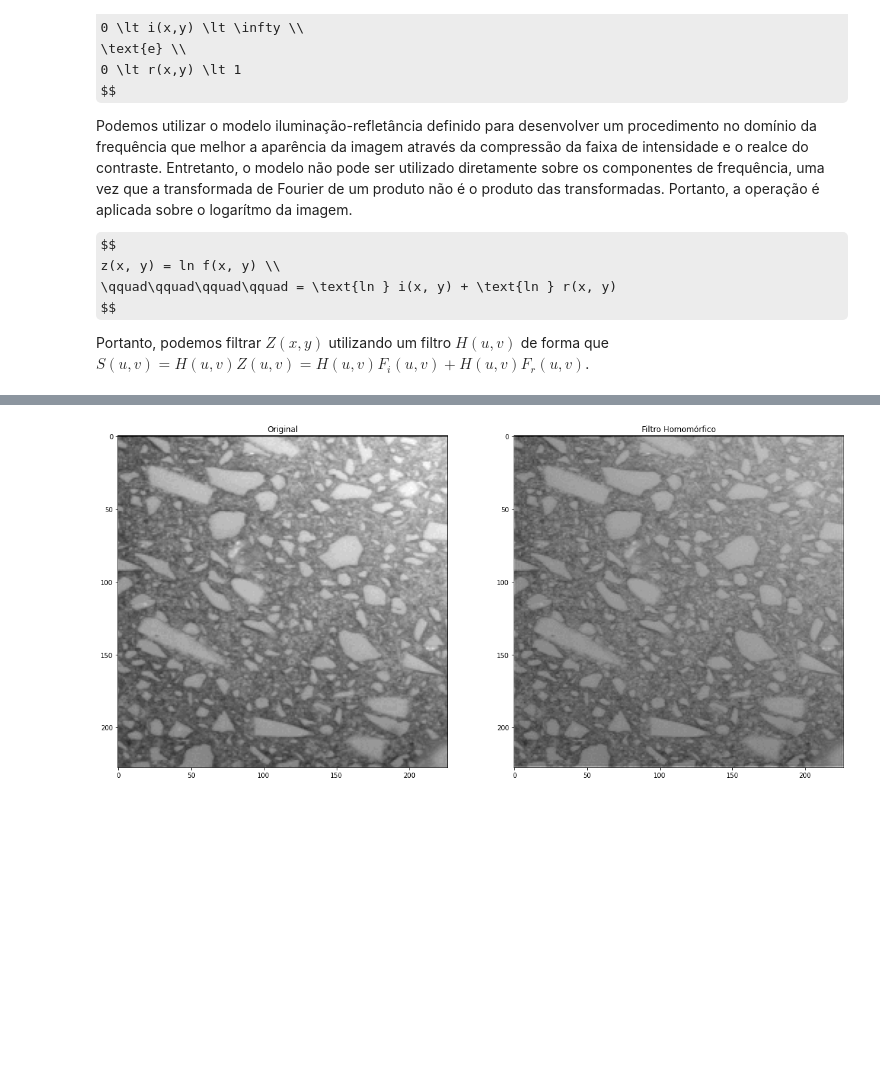
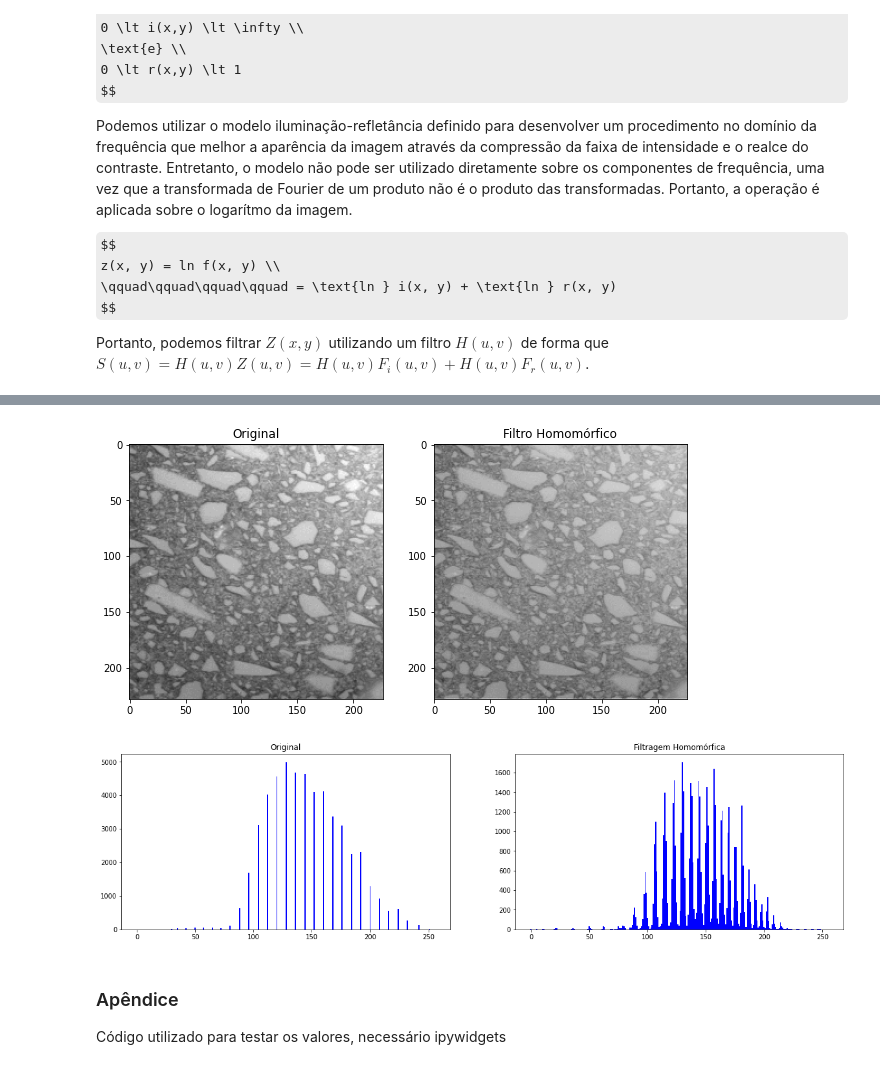
Before and after one commit to gsoaresbaptista/digital-image-processing, a Jupyter notebook: first_list_review/answers/q2.ipynb, the cells around one changed output, grey strips where cells are left out. Saved outputs shown, nothing was run; the diff lists cells and outputs as text; code cells hidden in the pictures; some formulas as TeX source; blank space fills up the shorter version.

```diff
--- a/first_list_review/answers/q2.ipynb
+++ b/first_list_review/answers/q2.ipynb
@@ -96,35 +147,51 @@ plt.show()
 # %%
-from PIL import Image
-image = np.array(Image.open('../images/mar-il.gif').convert('L'))
+# get Fourier transform
+image2_log = np.log(image2 + 0.01)
+image2_fill = np.zeros((2*image2.shape[0], 2*image2.shape[1]))
+image2_fill[0:image2.shape[0],0:image2.shape[1]] = image2_log
+F_shift2 = np.fft.fftshift(np.fft.fft2(image2_fill))
 
-im2 = np.log(image)
-im_fill = np.zeros((2*im2.shape[0], 2*im2.shape[1]))
-im_fill[0:im2.shape[0],0:im2.shape[1]] = im2
-F_shift = np.fft.fftshift(np.fft.fft2(im_fill))
+# get D variable
+y = np.arange(-image2.shape[0], image2.shape[0], 1)
+x = np.arange(-image2.shape[1], image2.shape[1], 1)
+u, v = np.meshgrid(x, y)
+D2 = np.sqrt(u**2 + v**2)
 
-y = np.arange(-im2.shape[0], im2.shape[0], 1)
-x = np.arange(-im2.shape[1], im2.shape[1], 1)
-u, v = np.meshgrid(x, y)
-D = np.sqrt(u**2 + v**2)
+# get homomorphic filter
+c = 1
+d0 = 275
+yh = 0.6
+yl = 0.4
+H2 = (yh - yl)*(1 - np.exp(-c*((D2**2)/(d0**2)))) + yl
 
-c = 2
-d0 = 1000
-yh = 2.5
-yl = 0.5
-
-H = (yh - yl)*(1 - np.exp(-c*(D**2/d0**2))) + yl
-
-# Filtragem Homomórfico
-G_homomorfico = F_shift*H
-im_homomorfico_fill = np.real(np.fft.ifft2(np.fft.fftshift(G_homomorfico)))
-im_homomorfico = im_homomorfico_fill[0:im2.shape[0],0:im2.shape[1]]
-im_homomorfico = np.exp(im_homomorfico)
-
-fig, axs = plt.subplots(nrows=1, ncols=2, figsize=(20, 20))
-axs[0].imshow(image,cmap='gray')
-axs[1].imshow(im_homomorfico,cmap='gray')
-axs[0].set_title('Original')
-axs[1].set_title('Filtro Homomórfico')
-plt.show()
+# apply filter
+G_homomorphic2 = F_shift2*H2
+homomorphic_image2_fill = np.abs(np.fft.ifft2(np.fft.fftshift(G_homomorphic2)))
+homomorphic_image2 = homomorphic_image2_fill[0:image2.shape[0],0:image2.shape[1]]
+homomorphic_image2 = np.exp(homomorphic_image2)
-# %% [output]
-[figure, removed]
+# %%
+# plot filtered image
+fig, axs = plt.subplots(nrows=1, ncols=2, figsize=(10, 10))
+axs[0].imshow(image2,cmap='gray')
+axs[1].imshow(homomorphic_image2,cmap='gray')
+axs[0].set_title('Original')
+axs[1].set_title('Filtro Homomórfico')
+plt.show()
+# %% [output]
+[figure, added]
+# %%
+image2_histogram = get_histogram(image2)
+homomorphic_image2_histogram = get_histogram(image_normalize(homomorphic_image2))
+
+fig, axs = plt.subplots(nrows=1, ncols=2, figsize=(20, 5))
+axs[0].bar(list(range(image_histogram.shape[0])), image2_histogram, color ='blue', width=1)
+axs[1].bar(list(range(image_histogram.shape[0])), homomorphic_image2_histogram, color ='blue', width=1)
+axs[0].set_title('Original')
+axs[1].set_title('Filtragem Homomórfica')
+plt.show()
+# %% [output]
+[figure, added]
+# %% [markdown]
+### Apêndice
+
+Código utilizado para testar os valores, necessário ipywidgets
```
Also changed, not shown: parts of 14 cells of this notebook.
